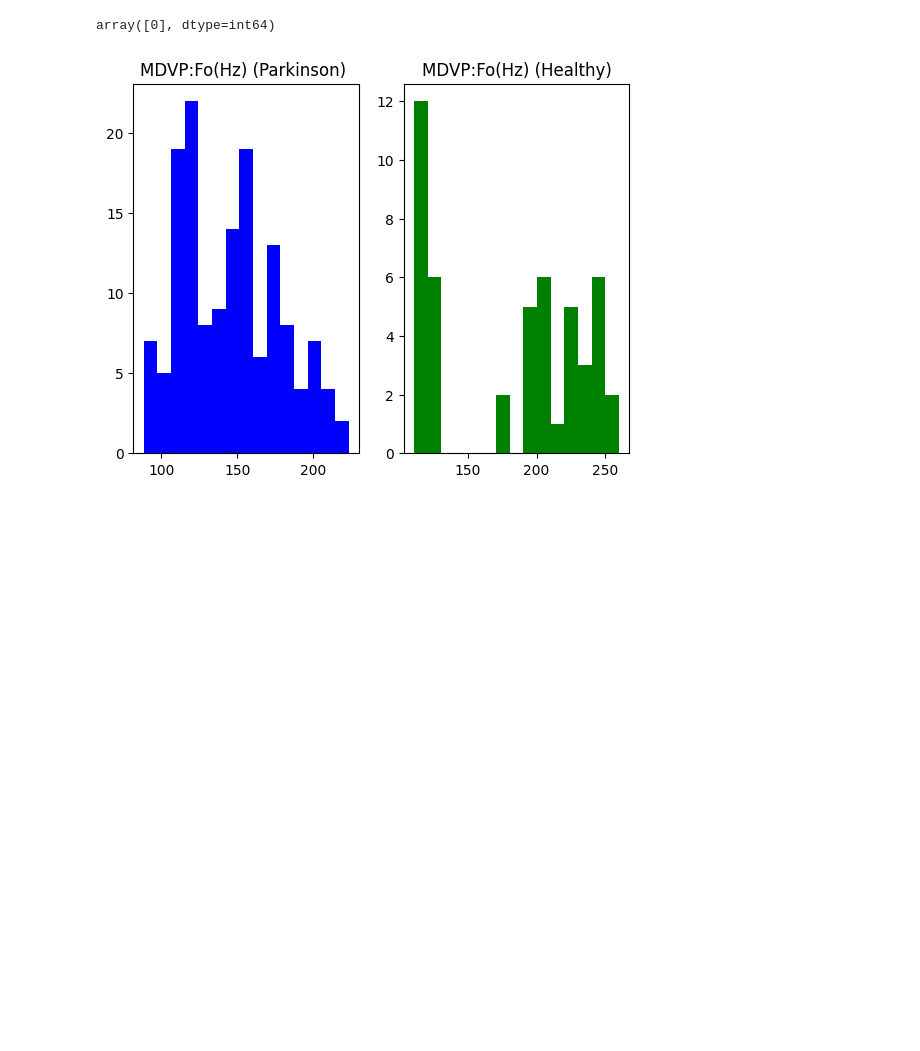
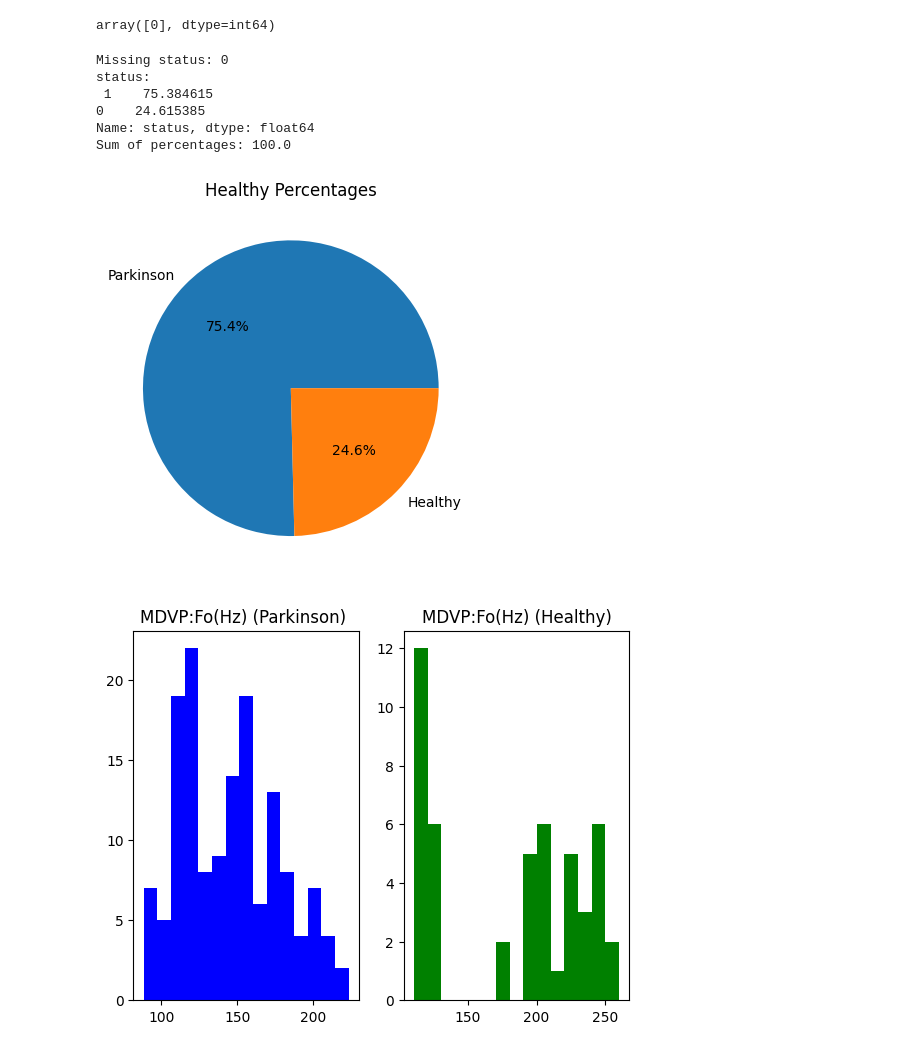
Before and after one commit to Maram99Alhinai/Bootcamp_parkinsons, a Jupyter notebook: try1.ipynb, the cells around one changed output. Saved outputs shown, nothing was run; the diff lists cells and outputs as text; code cells hidden in the pictures; blank space fills up the shorter version.

```diff
--- a/try1.ipynb
+++ b/try1.ipynb
@@ -76,6 +76,30 @@ null_values=df.isnull().sum()
 null_values.unique()
 # %% [output]
 array([0], dtype=int64)
+# %%
+
+print("Missing status:", df['status'].isnull().sum())
+print("status:\n", df['status'].value_counts()/ len(df) * 100)
+
+healthy_percentages = df['status'].value_counts() / len(df['status']) * 100
+
+# print the sum of all percentage values (should be 100)
+print("Sum of percentages:", healthy_percentages.sum())
+
+# create a pie chart with labels
+plt.pie(healthy_percentages, labels=['Parkinson','Healthy'], autopct='%1.1f%%')
+plt.title('Healthy Percentages')
+
+# display the pie chart
+plt.show()
+# %% [output]
+Missing status: 0
+status:
+ 1    75.384615
+0    24.615385
+Name: status, dtype: float64
+Sum of percentages: 100.0
+[figure, added]
 # %%
 # Create two DataFrames based on the 'state' column
 df_false = df[df['status'] == 0] #Healthy
```
